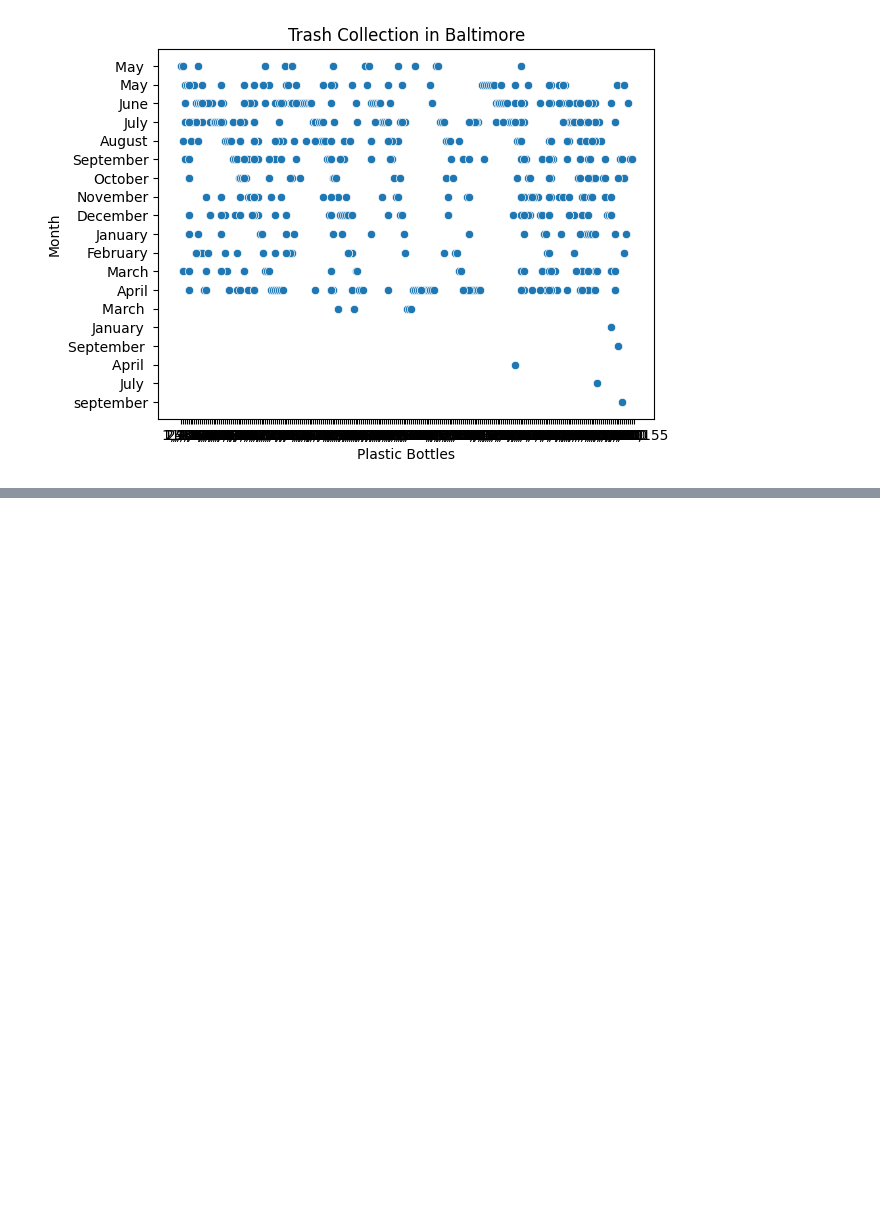
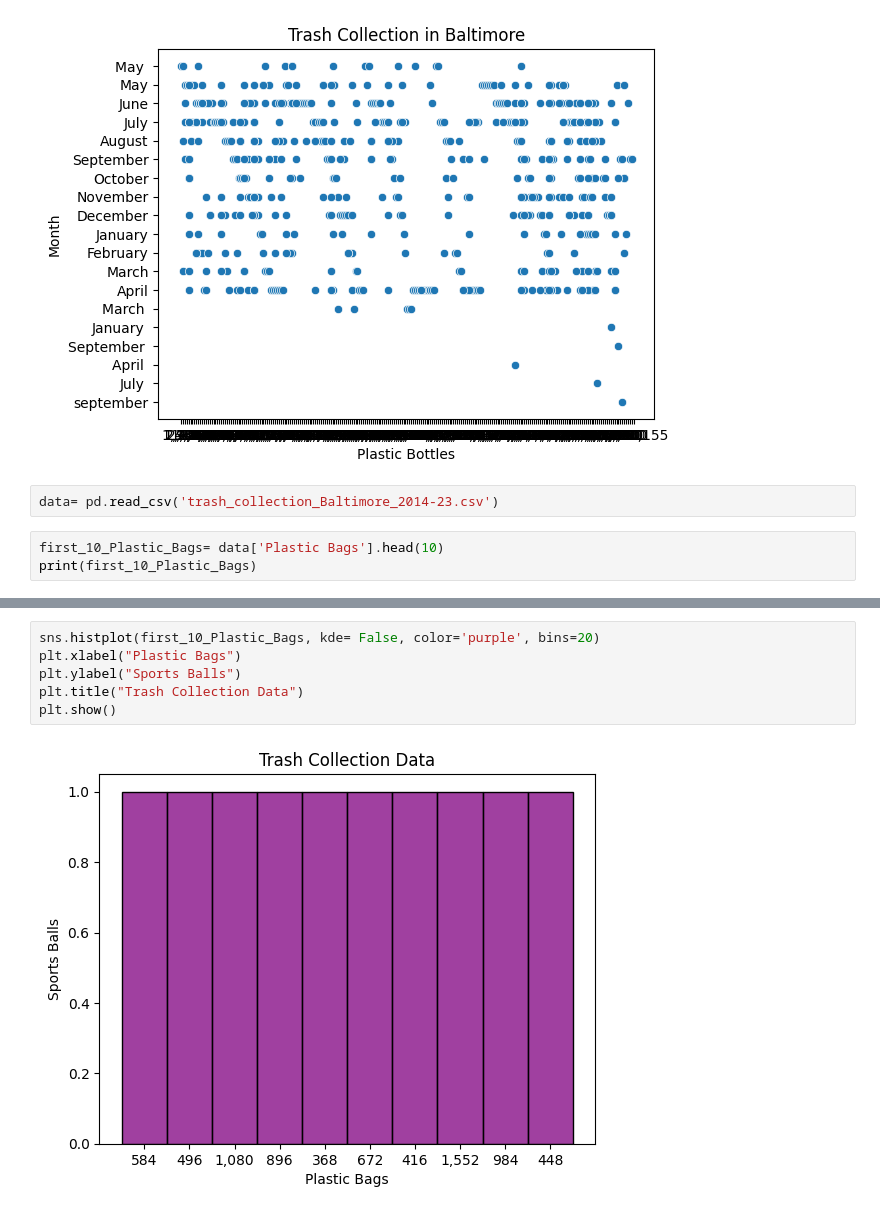
Before and after one commit to Fahin2000/Data-110, a Jupyter notebook: Project_2.ipynb, the cells around one changed output, grey strips where cells are left out. Saved outputs shown, nothing was run; the diff lists cells and outputs as text; blank space fills up the shorter version.

```diff
--- a/Project_2.ipynb
+++ b/Project_2.ipynb
@@ -100,3 +100,8 @@ plt.title("Trash Collection in Baltimore")
 plt.show()
 # %% [output]
 [figure]
+# %%
+data= pd.read_csv('trash_collection_Baltimore_2014-23.csv')
+# %%
+first_10_Plastic_Bags= data['Plastic Bags'].head(10)
+print(first_10_Plastic_Bags)
@@ -102,0 +137,8 @@ plt.show()
+# %%
+sns.histplot(first_10_Plastic_Bags, kde= False, color='purple', bins=20)
+plt.xlabel("Plastic Bags")
+plt.ylabel("Sports Balls")
+plt.title("Trash Collection Data")
+plt.show()
+# %% [output]
+[figure, added]
```
Also changed, not shown: parts of 4 cells of this notebook.
